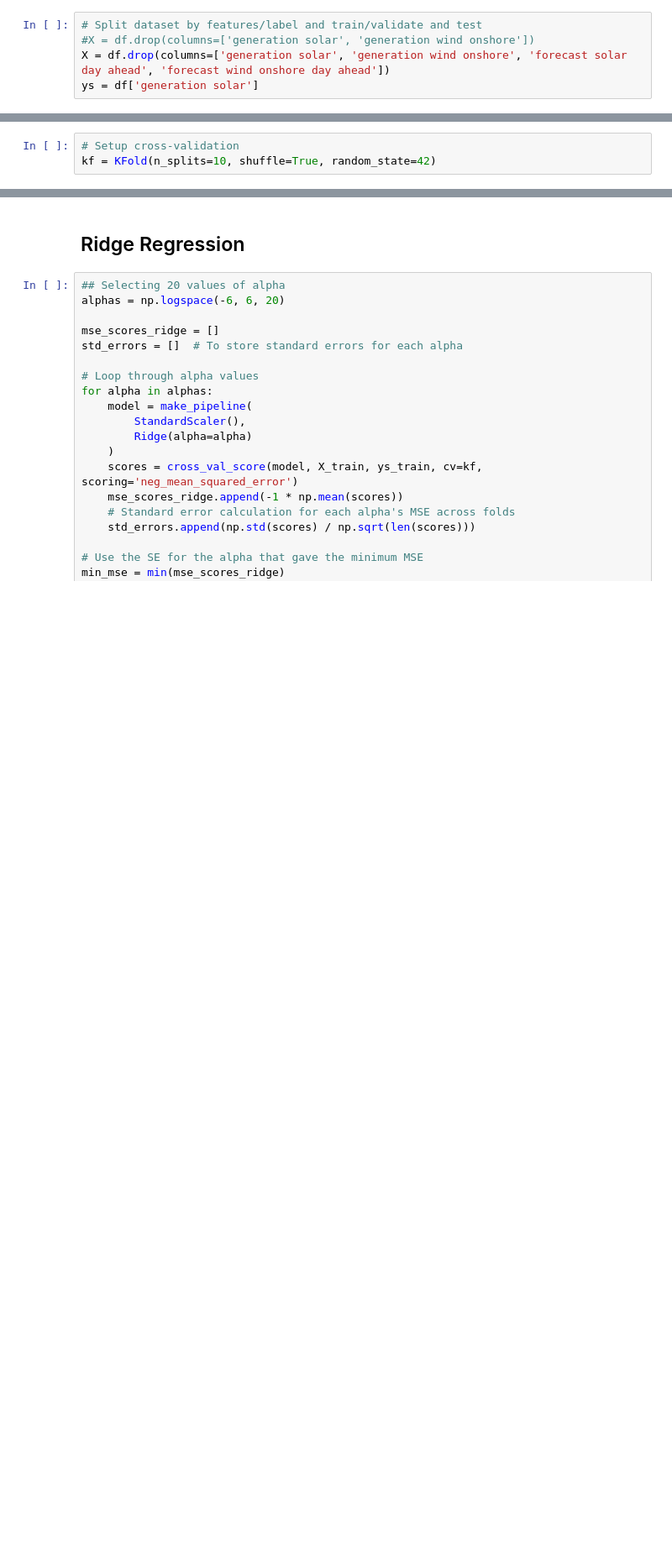
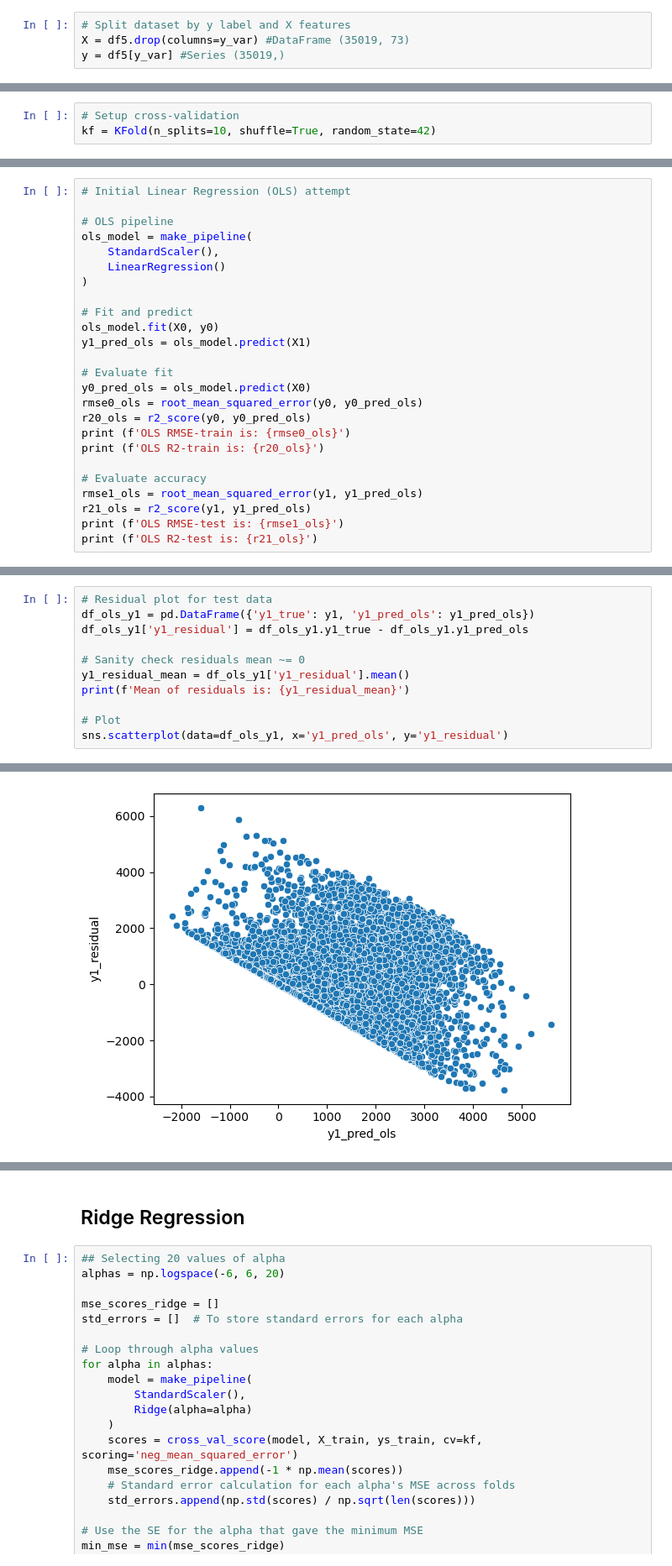
Before and after one commit to MDS-Mountain-Club/MDS_ML_Project, a Jupyter notebook: Regression/linear_regression.ipynb, the cells around one changed output, grey strips where cells are left out. Shown: that part at 84% size. Drawn from its saved outputs; the diff is of its cells as text; blank space fills up the shorter version.

Commit message:
Re-start linear regression, break out function

```diff
--- a/Regression/linear_regression.ipynb
+++ b/Regression/linear_regression.ipynb
@@ -43,6 +211,5 @@ df = pd.read_csv('../Data/df_final.csv',index_col="time")
 # %%
-# Split dataset by features/label and train/validate and test
-#X = df.drop(columns=['generation solar', 'generation wind onshore'])
-X = df.drop(columns=['generation solar', 'generation wind onshore', 'forecast solar day ahead', 'forecast wind onshore day ahead'])
-ys = df['generation solar']
+# Split dataset by y label and X features
+X = df5.drop(columns=y_var) #DataFrame (35019, 73)
+y = df5[y_var] #Series (35019,)
 # %%
@@ -72,0 +241,25 @@ kf = KFold(n_splits=10, shuffle=True, random_state=42)
+# %%
+# Initial Linear Regression (OLS) attempt
+
+# OLS pipeline
+ols_model = make_pipeline(
+    StandardScaler(),
+    LinearRegression()
+)
+
+# Fit and predict
+ols_model.fit(X0, y0)
+y1_pred_ols = ols_model.predict(X1)
+
+# Evaluate fit
+y0_pred_ols = ols_model.predict(X0)
+rmse0_ols = root_mean_squared_error(y0, y0_pred_ols)
+r20_ols = r2_score(y0, y0_pred_ols)
+print (f'OLS RMSE-train is: {rmse0_ols}')
+print (f'OLS R2-train is: {r20_ols}')
+
+# Evaluate accuracy
+rmse1_ols = root_mean_squared_error(y1, y1_pred_ols)
+r21_ols = r2_score(y1, y1_pred_ols)
+print (f'OLS RMSE-test is: {rmse1_ols}')
+print (f'OLS R2-test is: {r21_ols}')
@@ -72,0 +271,12 @@ kf = KFold(n_splits=10, shuffle=True, random_state=42)
+# %%
+# Residual plot for test data
+df_ols_y1 = pd.DataFrame({'y1_true': y1, 'y1_pred_ols': y1_pred_ols})
+df_ols_y1['y1_residual'] = df_ols_y1.y1_true - df_ols_y1.y1_pred_ols
+
+# Sanity check residuals mean ~= 0
+y1_residual_mean = df_ols_y1['y1_residual'].mean()
+print(f'Mean of residuals is: {y1_residual_mean}')
+
+# Plot
+sns.scatterplot(data=df_ols_y1, x='y1_pred_ols', y='y1_residual')
+# %% [output]
@@ -72,0 +285 @@ kf = KFold(n_splits=10, shuffle=True, random_state=42)
+[figure, added]
```
Also changed, not shown: parts of 23 cells of this notebook, 1 other file.
